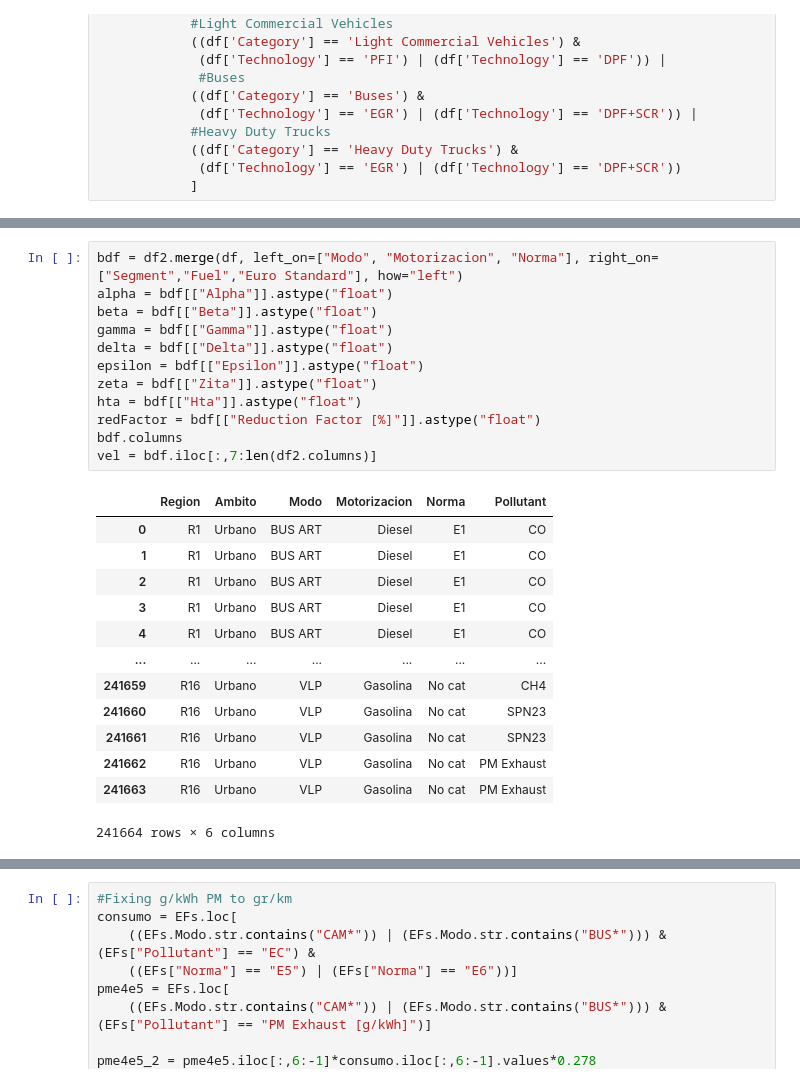
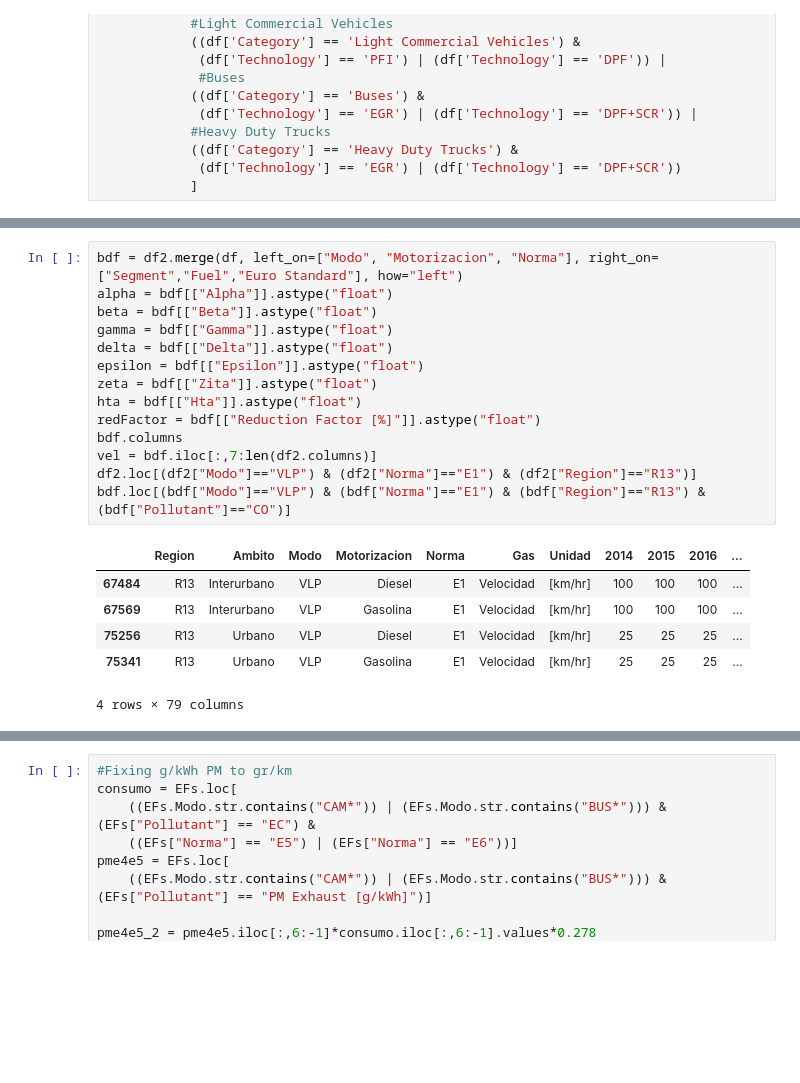
Before and after one commit to Ignvz/copert_5, a Jupyter notebook: FE_Vel.ipynb, the cells around one changed output, grey strips where cells are left out. Drawn from its saved outputs; the diff is of its cells as text; blank space fills up the shorter version.

```diff
--- a/FE_Vel.ipynb
+++ b/FE_Vel.ipynb
@@ -95,29 +110,24 @@ df2 = pd.read_excel("input/Velocidades.xlsx")
 # %%
 bdf = df2.merge(df, left_on=["Modo", "Motorizacion", "Norma"], right_on=["Segment","Fuel","Euro Standard"], how="left")
 alpha = bdf[["Alpha"]].astype("float")
 beta = bdf[["Beta"]].astype("float")
 gamma = bdf[["Gamma"]].astype("float")
 delta = bdf[["Delta"]].astype("float")
 epsilon = bdf[["Epsilon"]].astype("float")
 zeta = bdf[["Zita"]].astype("float")
 hta = bdf[["Hta"]].astype("float")
 redFactor = bdf[["Reduction Factor [%]"]].astype("float")
 bdf.columns
 vel = bdf.iloc[:,7:len(df2.columns)]
+df2.loc[(df2["Modo"]=="VLP") & (df2["Norma"]=="E1") & (df2["Region"]=="R13")]
+bdf.loc[(bdf["Modo"]=="VLP") & (bdf["Norma"]=="E1") & (bdf["Region"]=="R13") & (bdf["Pollutant"]=="CO")]
 # %% [output]
-|  | Region | Ambito | Modo | Motorizacion | Norma | Pollutant |
-| 0 | R1 | Urbano | BUS ART | Diesel | E1 | CO |
-| 1 | R1 | Urbano | BUS ART | Diesel | E1 | CO |
-| 2 | R1 | Urbano | BUS ART | Diesel | E1 | CO |
-| 3 | R1 | Urbano | BUS ART | Diesel | E1 | CO |
-| 4 | R1 | Urbano | BUS ART | Diesel | E1 | CO |
-| ... | ... | ... | ... | ... | ... | ... |
-| 241659 | R16 | Urbano | VLP | Gasolina | No cat | CH4 |
-| 241660 | R16 | Urbano | VLP | Gasolina | No cat | SPN23 |
-| 241661 | R16 | Urbano | VLP | Gasolina | No cat | SPN23 |
-| 241662 | R16 | Urbano | VLP | Gasolina | No cat | PM Exhaust |
-| 241663 | R16 | Urbano | VLP | Gasolina | No cat | PM Exhaust |
+|  | Region | Ambito | Modo | Motorizacion | Norma | Gas | Unidad | 2014 | 2015 | 2016 | ... |
+| 67484 | R13 | Interurbano | VLP | Diesel | E1 | Velocidad | [km/hr] | 100 | 100 | 100 | ... |
+| 67569 | R13 | Interurbano | VLP | Gasolina | E1 | Velocidad | [km/hr] | 100 | 100 | 100 | ... |
+| 75256 | R13 | Urbano | VLP | Diesel | E1 | Velocidad | [km/hr] | 25 | 25 | 25 | ... |
+| 75341 | R13 | Urbano | VLP | Gasolina | E1 | Velocidad | [km/hr] | 25 | 25 | 25 | ... |
-241664 rows × 6 columns
+4 rows × 79 columns
 # %%
 vel2 = np.where(vel.gt(bdf["Max Speed [km/h]"], axis=0),bdf[["Max Speed [km/h]"]],vel)
 vel2 = pd.DataFrame(vel2)
```
Also changed, not shown: parts of 3 cells of this notebook, 43 other files.
